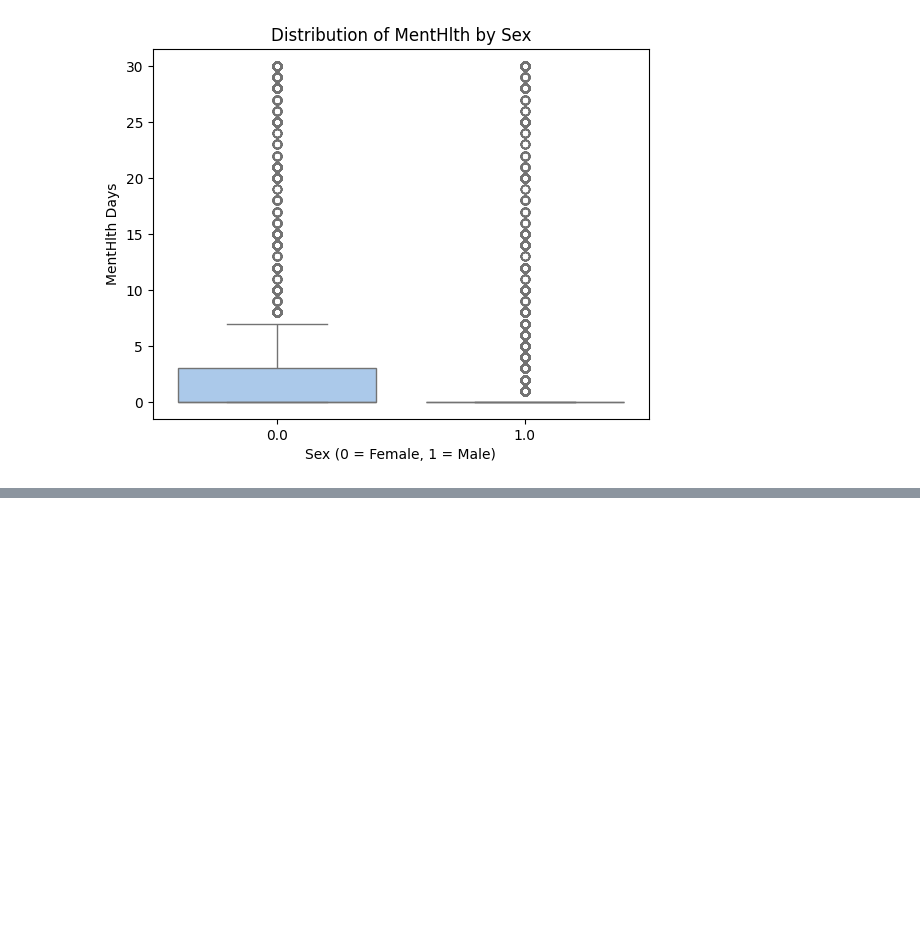
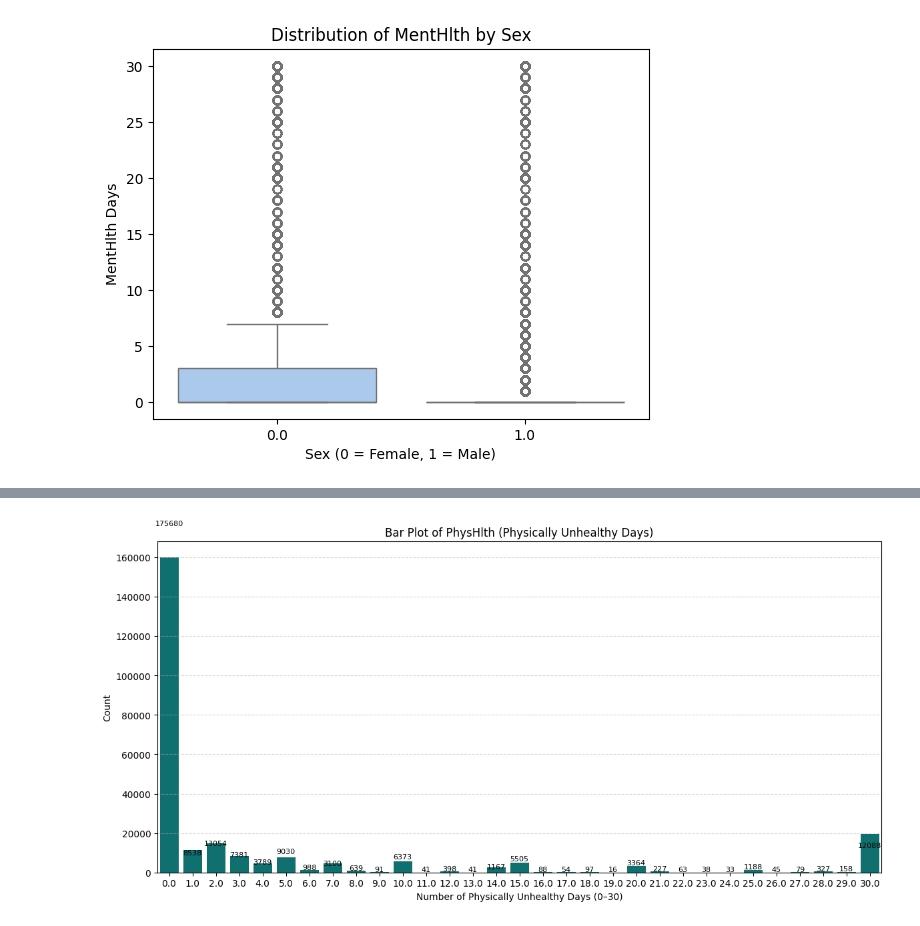
Before and after one commit to mrablfz05/diabetes-prediction, a Jupyter notebook: diabetes_prediction.ipynb, the cells around one changed output, grey strips where cells are left out. Saved outputs shown, nothing was run; the diff lists cells and outputs as text; code cells hidden in the pictures; blank space fills up the shorter version.

```diff
--- a/diabetes_prediction.ipynb
+++ b/diabetes_prediction.ipynb
@@ -1657,0 +1757,18 @@ Passing `palette` without assigning `hue` is deprecated and will be removed in v
+# %%
+PhysHlth_value_counts = PhysHlth.value_counts().sort_index()
+
+plt.figure(figsize=(12, 6))
+sns.barplot(x=PhysHlth_value_counts.index, y=PhysHlth_value_counts.values, color='teal')
+
+plt.title('Bar Plot of PhysHlth (Physically Unhealthy Days)')
+plt.xlabel('Number of Physically Unhealthy Days (0–30)')
+plt.ylabel('Count')
+plt.grid(axis='y', linestyle='--', alpha=0.5)
+
+for i, v in enumerate(value_counts.values):
+    plt.text(i, v + 500, str(v), ha='center', fontsize=8)
+
+plt.tight_layout()
+plt.show()
+# %% [output]
+[figure, added]
```
Also changed, not shown: parts of 10 cells of this notebook, 5 other files.
